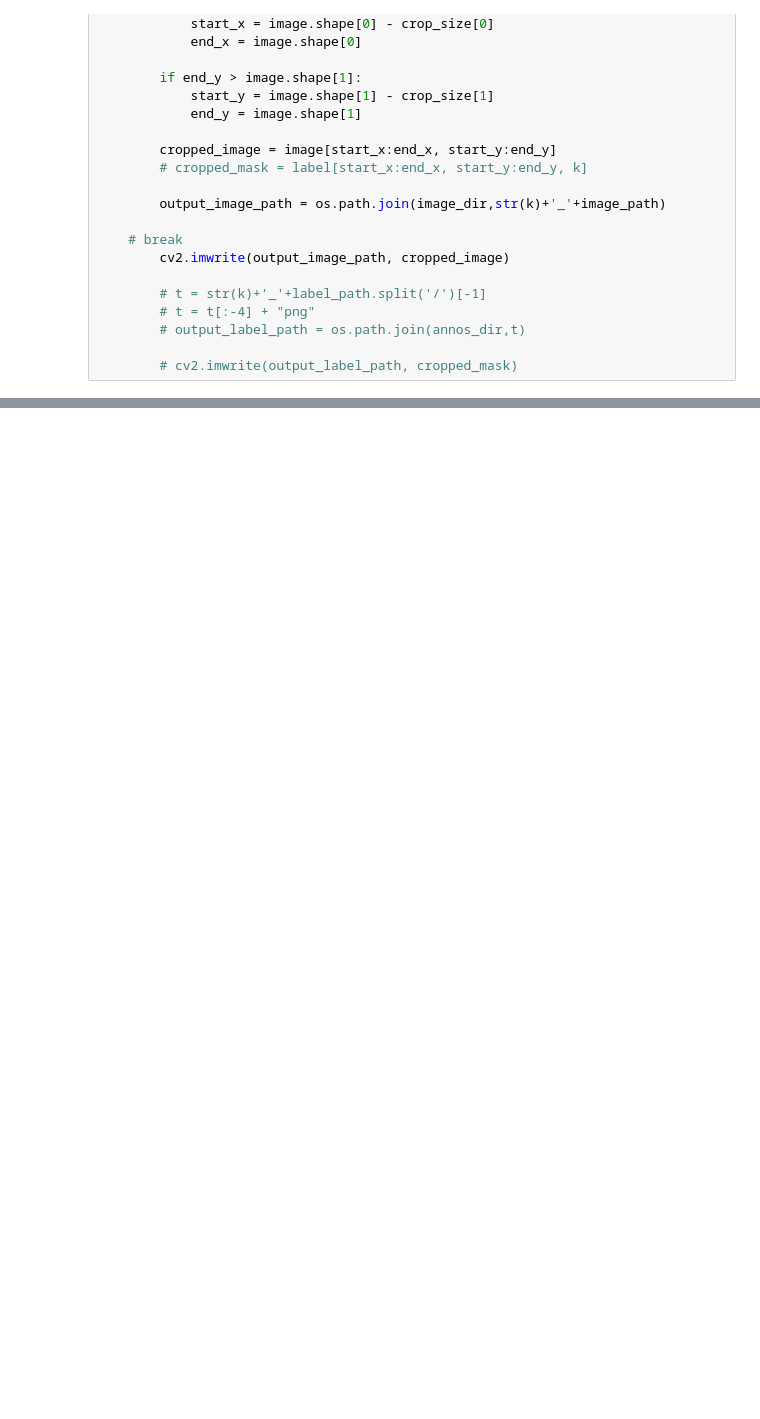
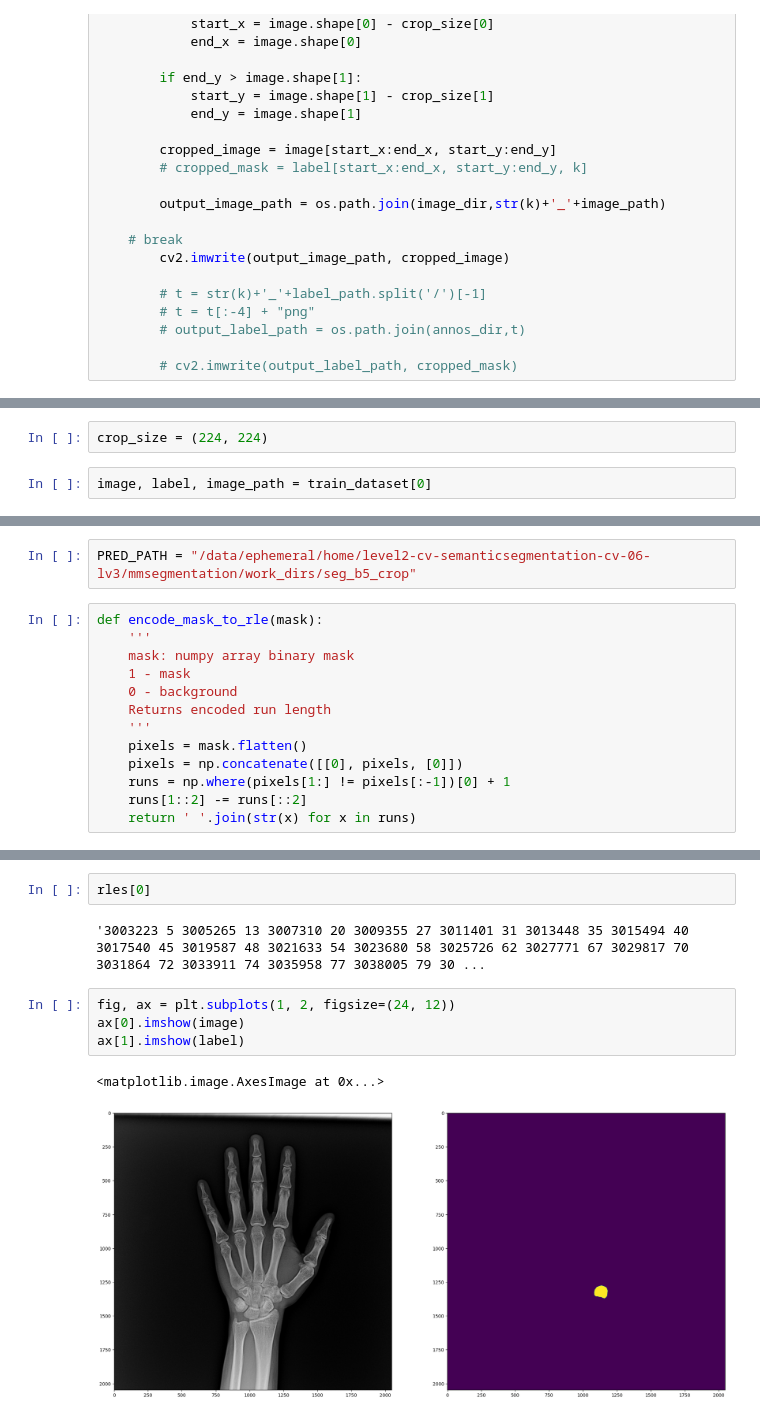
Before and after one commit to kkyungyoon/level2-cv-semanticsegmentation-cv-06-lv3, a Jupyter notebook: data/crop_data_test.ipynb, the cells around one changed output, grey strips where cells are left out. Cells and saved outputs as stored; diff of their text form; blank space fills up the shorter version.

Commit message:
feat #60 crop data done

```diff
--- a/data/crop_data_test.ipynb
+++ b/data/crop_data_test.ipynb
@@ -196,0 +199,4 @@ for i in tqdm(range(len(train_dataset))):
+# %%
+crop_size = (224, 224)
+# %%
+image, label, image_path = train_dataset[0]
@@ -196,0 +211,15 @@ for i in tqdm(range(len(train_dataset))):
+# %%
+PRED_PATH = "/data/ephemeral/home/level2-cv-semanticsegmentation-cv-06-lv3/mmsegmentation/work_dirs/seg_b5_crop"
+# %%
+def encode_mask_to_rle(mask):
+    '''
+    mask: numpy array binary mask
+    1 - mask
+    0 - background
+    Returns encoded run length
+    '''
+    pixels = mask.flatten()
+    pixels = np.concatenate([[0], pixels, [0]])
+    runs = np.where(pixels[1:] != pixels[:-1])[0] + 1
+    runs[1::2] -= runs[::2]
+    return ' '.join(str(x) for x in runs)
@@ -196,0 +293,11 @@ for i in tqdm(range(len(train_dataset))):
+# %%
+rles[0]
+# %% [output]
+'3003223 5 3005265 13 3007310 20 3009355 27 3011401 31 3013448 35 3015494 40 3017540 45 3019587 48 3021633 54 3023680 58 3025726 62 3027771 67 3029817 70 3031864 72 3033911 74 3035958 77 3038005 79 30 ...
+# %%
+fig, ax = plt.subplots(1, 2, figsize=(24, 12))
+ax[0].imshow(image)
+ax[1].imshow(label)
+# %% [output]
+<matplotlib.image.AxesImage at 0x...>
+[figure, added]
```
Also changed, not shown: parts of 16 cells of this notebook, 6 other files.
